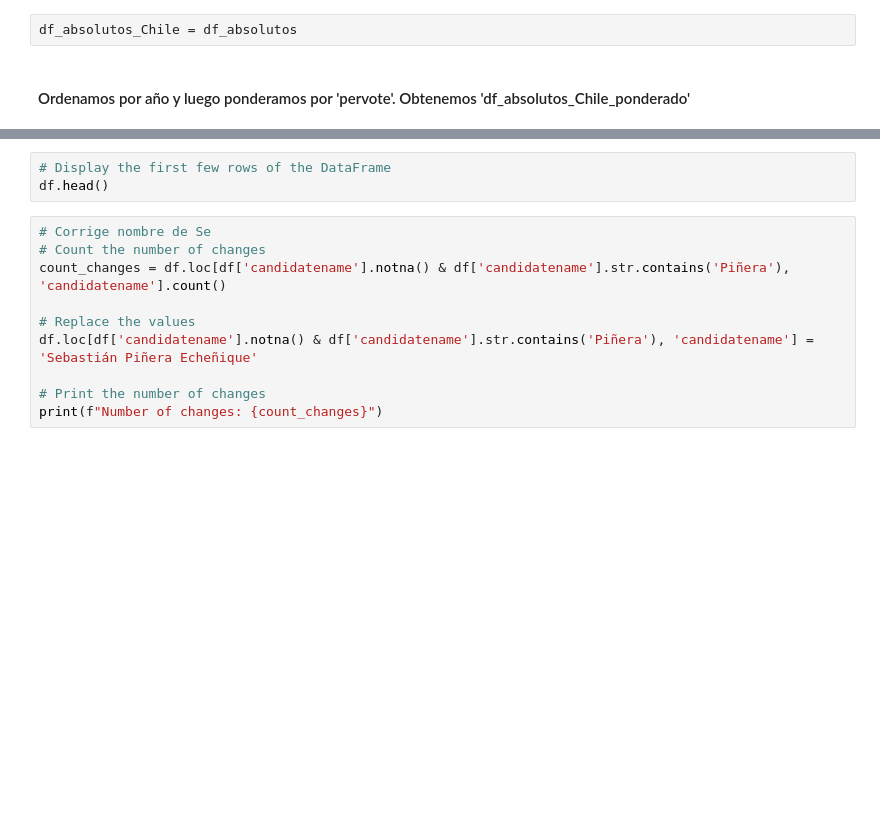
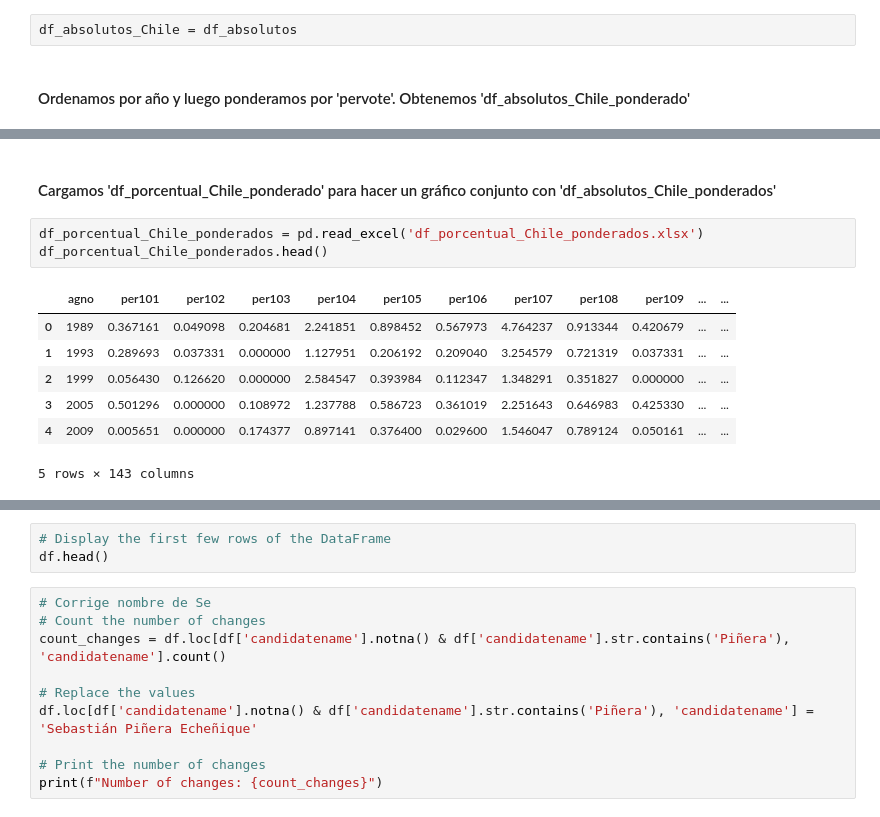
Before and after one commit to MatiasBunsterRaby/Capstone_git, a Jupyter notebook: notebooks/Pruebas_Chile_absoluto.ipynb, the cells around one changed output, grey strips where cells are left out. Cells and saved outputs as stored; diff of their text form; blank space fills up the shorter version.

```diff
--- a/notebooks/Pruebas_Chile_absoluto.ipynb
+++ b/notebooks/Pruebas_Chile_absoluto.ipynb
@@ -494,0 +483,13 @@ df_absolutos_Chile_ponderados
+# %% [markdown]
+#### Cargamos 'df_porcentual_Chile_ponderado' para hacer un gráfico conjunto con 'df_absolutos_Chile_ponderados'
+# %%
+df_porcentual_Chile_ponderados = pd.read_excel('df_porcentual_Chile_ponderados.xlsx')
+df_porcentual_Chile_ponderados.head()
+# %% [output]
+|  | agno | per101 | per102 | per103 | per104 | per105 | per106 | per107 | per108 | per109 | ... | ... |
+| 0 | 1989 | 0.367161 | 0.049098 | 0.204681 | 2.241851 | 0.898452 | 0.567973 | 4.764237 | 0.913344 | 0.420679 | ... | ... |
+| 1 | 1993 | 0.289693 | 0.037331 | 0.000000 | 1.127951 | 0.206192 | 0.209040 | 3.254579 | 0.721319 | 0.037331 | ... | ... |
+| 2 | 1999 | 0.056430 | 0.126620 | 0.000000 | 2.584547 | 0.393984 | 0.112347 | 1.348291 | 0.351827 | 0.000000 | ... | ... |
+| 3 | 2005 | 0.501296 | 0.000000 | 0.108972 | 1.237788 | 0.586723 | 0.361019 | 2.251643 | 0.646983 | 0.425330 | ... | ... |
+| 4 | 2009 | 0.005651 | 0.000000 | 0.174377 | 0.897141 | 0.376400 | 0.029600 | 1.546047 | 0.789124 | 0.050161 | ... | ... |
+5 rows × 143 columns
```
Also changed, not shown: parts of 23 cells of this notebook, 7 other files.
